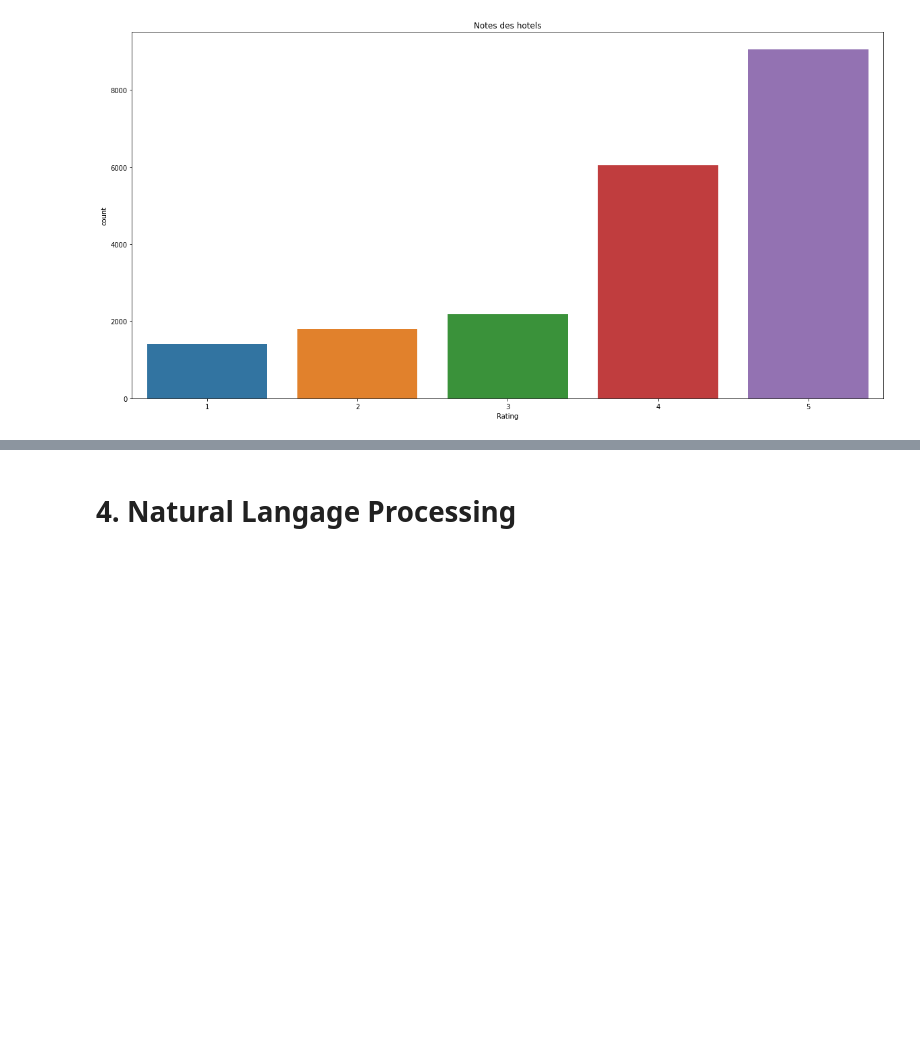
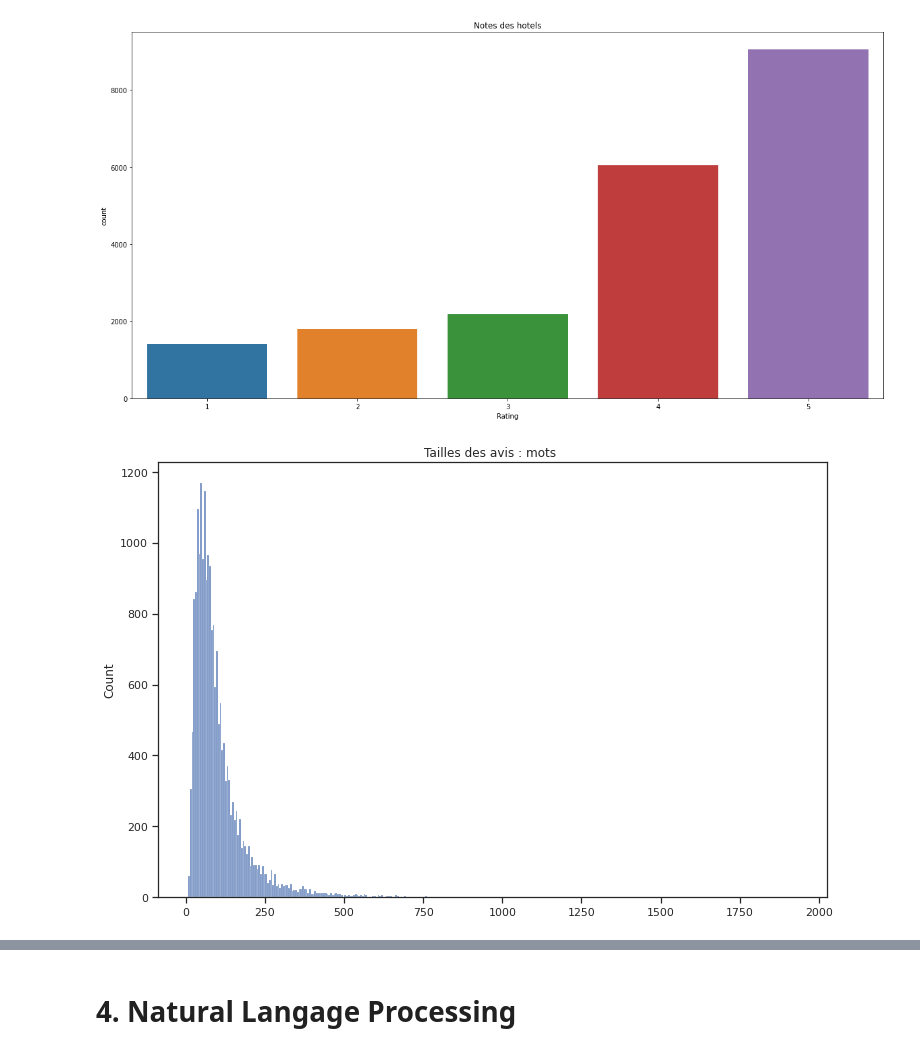
Before and after one commit to Vedric/Trip-Advisor-Hotel-Reviews---NLP, a Jupyter notebook: Trip_Advisor_Hotel_Reviews_NLP_,_Sentiment_analysis.ipynb, the cells around one changed output, grey strips where cells are left out. Drawn from its saved outputs; the diff is of its cells as text; code cells hidden in the pictures; blank space fills up the shorter version.

```diff
--- a/Trip_Advisor_Hotel_Reviews_NLP_,_Sentiment_analysis.ipynb
+++ b/Trip_Advisor_Hotel_Reviews_NLP_,_Sentiment_analysis.ipynb
@@ -110,3 +126,22 @@ sns.countplot(df["Rating"])
 plt.title("Notes des hotels");
 # %% [output]
 [figure]
+# %%
+# Affichage de la distribution du nombre d'avis
+
+review_len = pd.Series([len(review.split()) for review in df['Review']])
+
+sns.set_theme(
+    context='notebook',
+    style='ticks',
+    palette='deep',
+    font='sans-serif',
+    font_scale=1,
+    color_codes=True,
+    rc=None,
+)
+plt.figure(figsize=(12,8))
+plt.title('Tailles des avis : mots ')
+sns.histplot(review_len);
+# %% [output]
+[figure, added]
```
Also changed, not shown: parts of 23 cells of this notebook.
